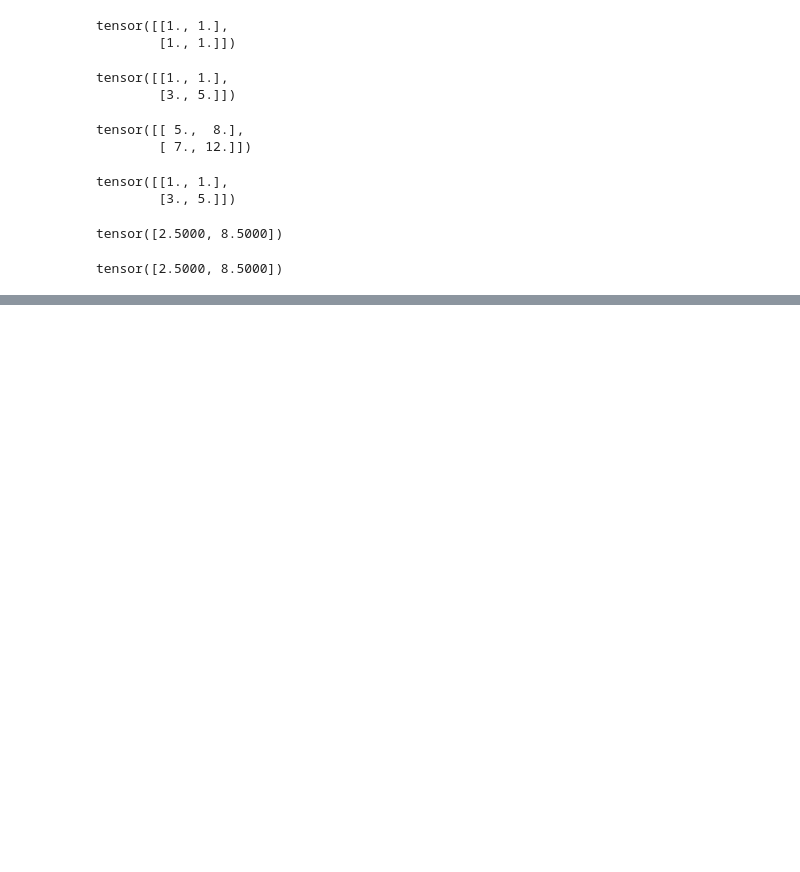
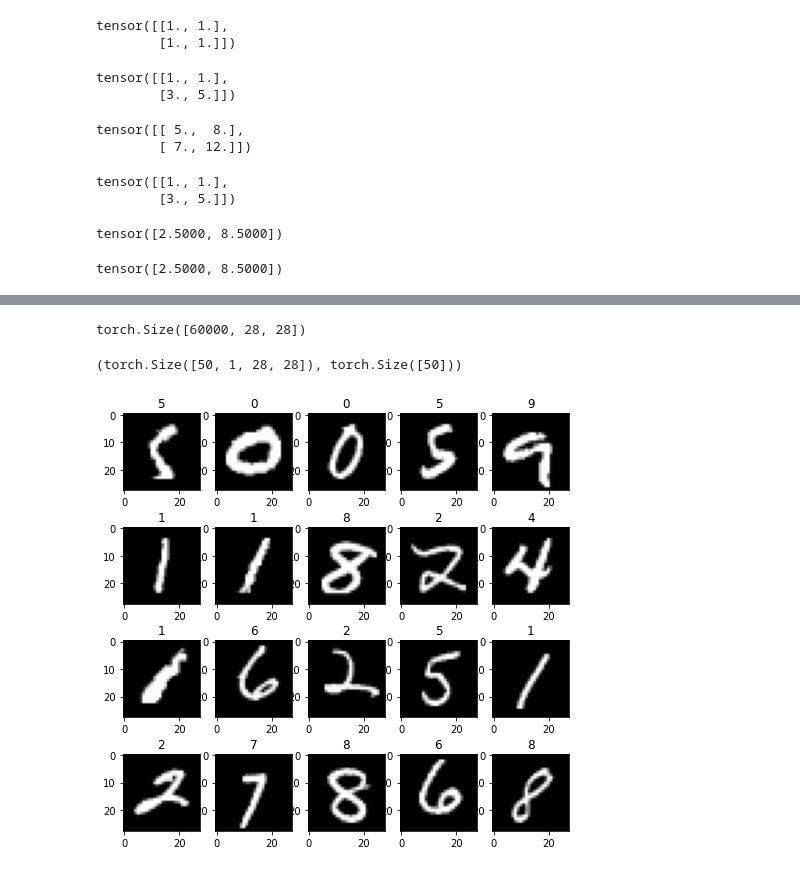
Before and after one commit to DeskDown/Learning_Pytorch, a Jupyter notebook: Pytorch_PythonEngineer.ipynb, the cells around one changed output, grey strips where cells are left out. Saved outputs shown, nothing was run; the diff lists cells and outputs as text; code cells hidden in the pictures; blank space fills up the shorter version.

```diff
--- a/Pytorch_PythonEngineer.ipynb
+++ b/Pytorch_PythonEngineer.ipynb
@@ -722,0 +961,44 @@ tensor([2.5000, 8.5000])
+# %%
+# Device setup
+device = torch.device('cuda' if torch.cuda.is_available() else 'cpu')
+
+# Load the dataset
+
+train = torchvision.datasets.MNIST('./data', train = True,
+                                   transform = torchvision.transforms.ToTensor(),
+                                   download = True
+                                   )
+test = torchvision.datasets.MNIST('./data', train = False,
+                                   transform = torchvision.transforms.ToTensor(),
+                                   )
+# %%
+train.data.shape
+# %% [output]
+torch.Size([60000, 28, 28])
+# %%
+input_size = train.data.shape[0]
+n_clasess = train.targets.unique().shape[0]
+input_features = 28*28
+
+# Hyper parameters
+hidden_size = 100
+batch_size = 50
+learning_rate = 0.01
+n_epochs = 2
+# %%
+train_dataloader = torch.utils.data.DataLoader(dataset = train, batch_size= batch_size, shuffle = True, num_workers=2)
+test_dataloader = torch.utils.data.DataLoader(dataset = test, batch_size= batch_size, num_workers=2)
+# %%
+looper = iter(train_dataloader)
+x,y = looper.next()
+x.shape, y.shape
+# %% [output]
+(torch.Size([50, 1, 28, 28]), torch.Size([50]))
+# %%
+plt.figure(figsize = (8,8))
+for i in range(20):
+    plt.subplot(4,5,i+1)
+    plt.imshow(x[i][0], cmap = 'gray')
+    plt.title(y[i].item())
+# %% [output]
+[figure, added]
```
Also changed, not shown: parts of 29 cells of this notebook.
